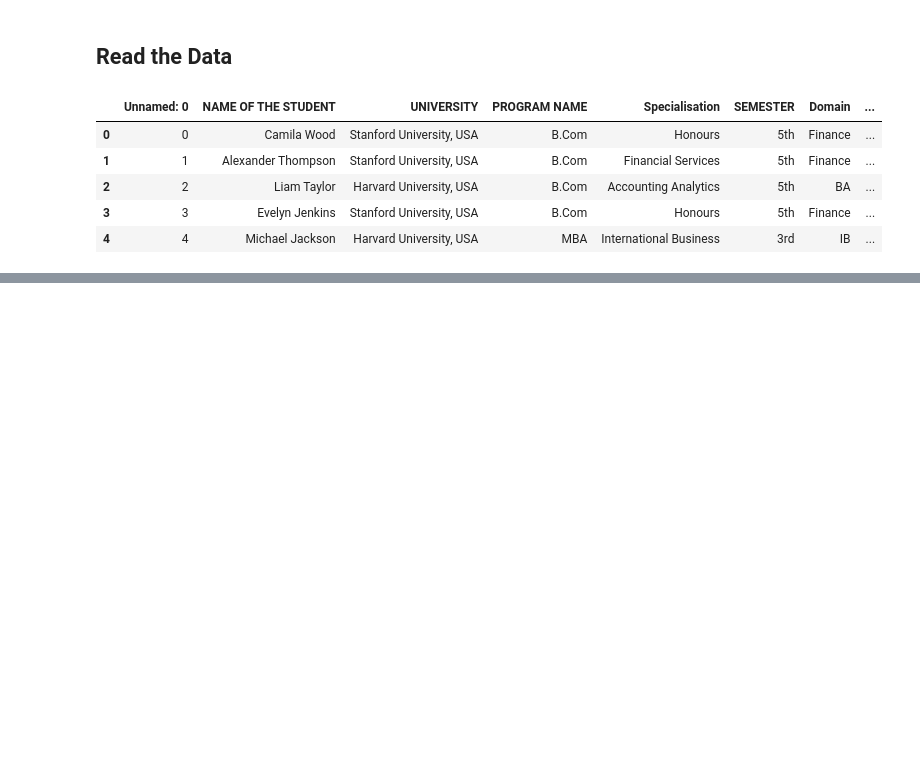
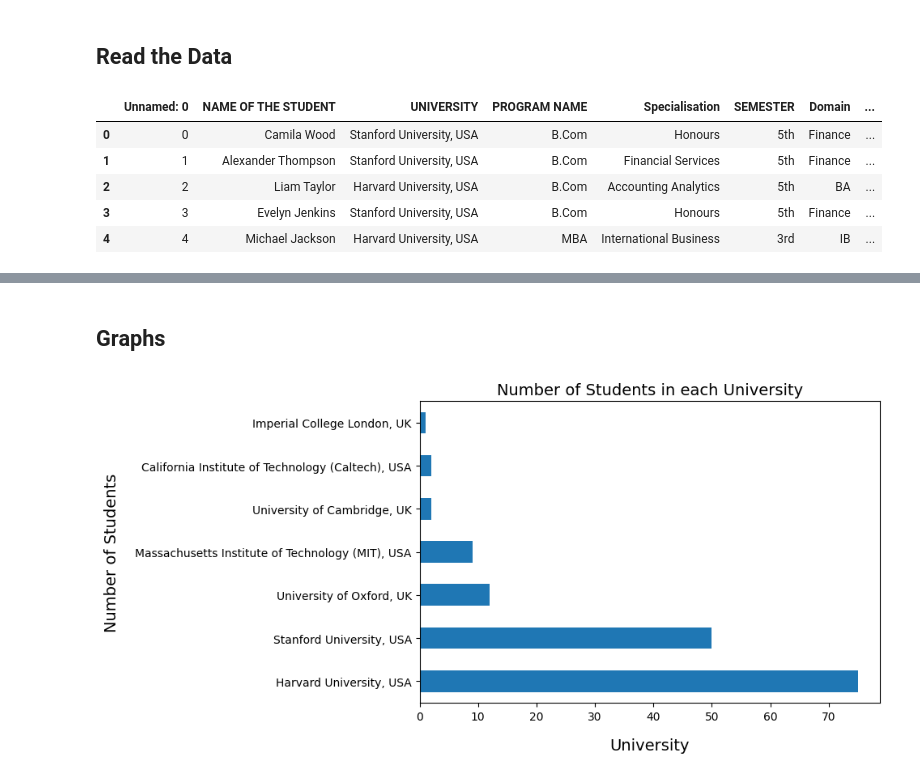
Before and after one commit to aumashankar8/studentsTestData, a Jupyter notebook: studentDataAnalysis.ipynb, the cells around one changed output, grey strips where cells are left out. Saved outputs shown, nothing was run; the diff lists cells and outputs as text; code cells hidden in the pictures; blank space fills up the shorter version.

```diff
--- a/studentDataAnalysis.ipynb
+++ b/studentDataAnalysis.ipynb
@@ -39,8 +39,8 @@ def save_fig(fig_id, tight_layout=True, fig_extension="png", resolution=300):
 ## Read the Data
 # %%
 data_path = Path() / "archive" / "Private_data.csv"
-student_data = pd.read_csv(data_path)
-student_data.head()
+students = pd.read_csv(data_path)
+students.head()
 # %% [output]
 |  | Unnamed: 0 | NAME OF THE STUDENT | UNIVERSITY | PROGRAM NAME | Specialisation | SEMESTER | Domain | ... |
 | 0 | 0 | Camila Wood | Stanford University, USA | B.Com | Honours | 5th | Finance | ... |
@@ -50,0 +87,10 @@ student_data.head()
+# %% [markdown]
+## Graphs
+# %%
+students["UNIVERSITY"].value_counts().plot(kind = "barh", figsize=(10, 5), rot = 0)
+plt.xlabel("University", labelpad=14)
+plt.ylabel("Number of Students", labelpad=14)
+plt.title("Number of Students in each University")
+save_fig("univeristy_graph")
+# %% [output]
+[figure, added]
```
Also changed, not shown: parts of 4 cells of this notebook, 2 other files.
